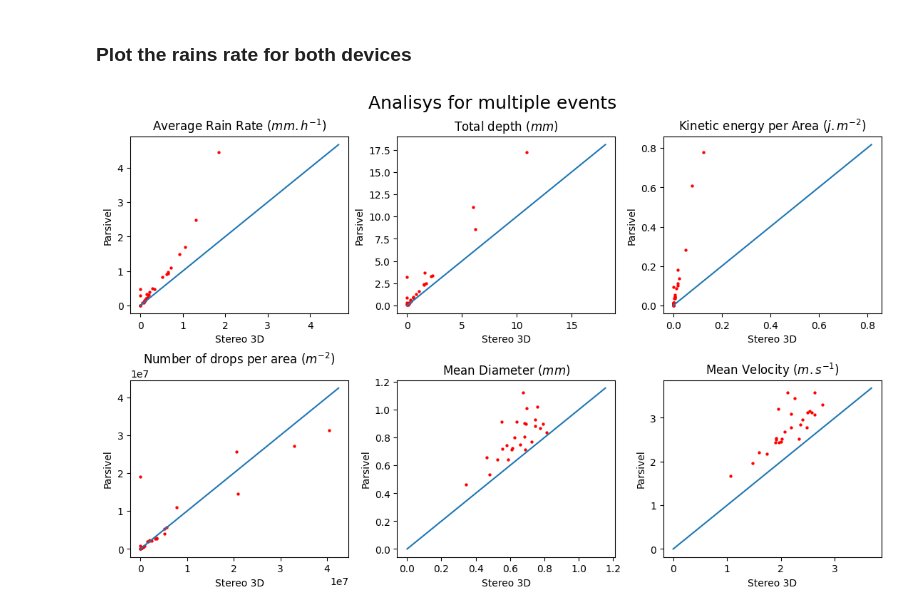
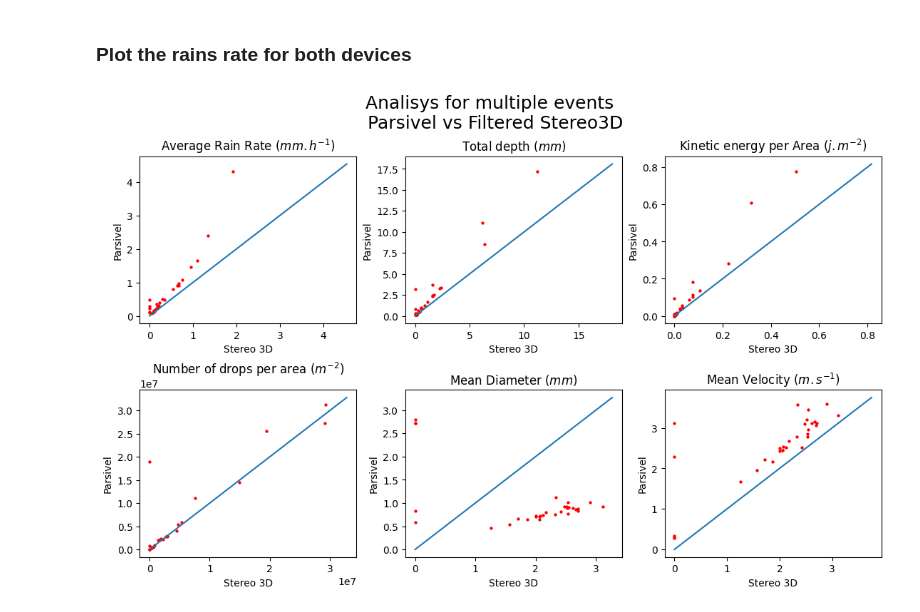
Before and after one commit to marcinmss/rain_analysis_toolbox, a Jupyter notebook: notebooks/comparison_multiple_events/comparison01b.ipynb, the cells around one changed output. Saved outputs shown, nothing was run; the diff lists cells and outputs as text; code cells hidden in the pictures.

```diff
--- a/notebooks/comparison_multiple_events/comparison01b.ipynb
+++ b/notebooks/comparison_multiple_events/comparison01b.ipynb
@@ -11,14 +11,14 @@ stereo_folder = Path("/home/marcio/stage_project/data/saved_events/stereo_events
 # %%
 # Read the main parsivel series
 parsivel_events = [pars_read(file_path) for file_path in pars_folder.iterdir()]
-stereo_events = [std_read(file_path).convert_to_parsivel() for file_path in stereo_folder.iterdir()]
+stereo_events = [std_read(file_path).convert_to_parsivel().filter_by_parsivel_resolution() for file_path in stereo_folder.iterdir()]
 len(parsivel_events), len(stereo_events)
 # %% [output]
 (31, 31)
 # %% [markdown]
 Filter for outliers
 # %%
-outliers = [i for i, (pars_event, stereo_event) in enumerate(zip(parsivel_events, stereo_events)) if pars_event.total_depth > 10000 or stereo_event.total_rain_depth > 10000]
+outliers = [i for i, (pars_event, stereo_event) in enumerate(zip(parsivel_events, stereo_events)) if pars_event.total_depth_for_event > 10000 or stereo_event.total_depth_for_event > 10000]
 for i, idx in enumerate(outliers):
     parsivel_events.pop(idx - i)
     stereo_events.pop(idx - i)
@@ -40,7 +40,7 @@ nrows = 2
 figure = plt.figure()
 figure.set_size_inches((ncols*3 + 2, nrows*3 + 1))
 figure.set_constrained_layout(True)
-figure.suptitle("Analisys for multiple events", fontsize=18)
+figure.suptitle("Analisys for multiple events \n Parsivel vs Filtered Stereo3D", fontsize=18)
 plot_idx = 1
 
 # Plot the rain rate
@@ -49,7 +49,7 @@ ax.set_title("Average Rain Rate $(mm.h^{-1})$")
 ax.set_ylabel("Parsivel")
 ax.set_xlabel("Stereo 3D")
 pars_values =[np.mean(event.rain_rate) for event in parsivel_events]
-stereo_values =[np.mean(event.rain_rate()) for event in stereo_events]
+stereo_values =[np.mean(event.rain_rate) for event in stereo_events]
 ax.scatter(stereo_values,pars_values, **dotstyle)
 plot_identety(ax)
 plot_idx += 1
@@ -59,8 +59,8 @@ ax = figure.add_subplot(nrows,ncols, plot_idx)
 ax.set_title("Total depth $(mm)$")
 ax.set_ylabel("Parsivel")
 ax.set_xlabel("Stereo 3D")
-pars_values =[event.total_depth for event in parsivel_events]
-stereo_values =[event.total_rain_depth for event in stereo_events]
+pars_values =[event.total_depth_for_event for event in parsivel_events]
+stereo_values =[event.total_depth_for_event for event in stereo_events]
 ax.scatter(stereo_values,pars_values, **dotstyle)
 plot_identety(ax)
 plot_idx += 1
@@ -70,43 +70,43 @@ ax = figure.add_subplot(nrows,ncols, plot_idx)
 ax.set_title("Kinetic energy per Area $(j.m^{-2})$")
 ax.set_ylabel("Parsivel")
 ax.set_xlabel("Stereo 3D")
-pars_values =[event.kinetic_energy_flow for event in parsivel_events]
-stereo_values =[event.kinetic_energy_flow for event in stereo_events]
+pars_values =[event.kinetic_energy_flow_for_event for event in parsivel_events]
+stereo_values =[event.kinetic_energy_flow_for_event for event in stereo_events]
 ax.scatter(stereo_values,pars_values, **dotstyle)
 plot_identety(ax)
 plot_idx += 1
 
 # Plot the mean diameter
 ax = figure.add_subplot(nrows,ncols, plot_idx)
 ax.set_title("Number of drops per area $(m^{-2})$")
 ax.set_ylabel("Parsivel")
 ax.set_xlabel("Stereo 3D")
-pars_values =[event.npa_event for event in parsivel_events]
-stereo_values =[event.npa_event for event in stereo_events]
+pars_values =[event.npa_for_event for event in parsivel_events]
+stereo_values =[event.npa_for_event for event in stereo_events]
 ax.scatter(stereo_values,pars_values, **dotstyle)
 plot_identety(ax)
 plot_idx += 1
 
 # Plot the mean diameter
 ax = figure.add_subplot(nrows,ncols, plot_idx)
 ax.set_title("Mean Diameter $(mm)$")
 ax.set_ylabel("Parsivel")
 ax.set_xlabel("Stereo 3D")
-pars_values =[event.mean_diameter for event in parsivel_events]
-stereo_values =[event.mean_diameter for event in stereo_events]
+pars_values =[event.mean_diameter_for_event for event in parsivel_events]
+stereo_values =[event.mean_velocity_for_event for event in stereo_events]
 ax.scatter(stereo_values,pars_values, **dotstyle)
 plot_identety(ax)
 plot_idx += 1
 
 # Plot the mean velocity
 ax = figure.add_subplot(nrows,ncols, plot_idx)
 ax.set_title("Mean Velocity $(m.s^{-1})$")
 ax.set_ylabel("Parsivel")
 ax.set_xlabel("Stereo 3D")
-pars_values =[event.mean_velocity for event in parsivel_events]
-stereo_values =[event.mean_velocity for event in stereo_events]
+pars_values =[event.mean_velocity_for_event for event in parsivel_events]
+stereo_values =[event.mean_velocity_for_event for event in stereo_events]
 ax.scatter(stereo_values,pars_values, **dotstyle)
 plot_identety(ax)
 plot_idx += 1
 # %% [output]
-[figure, old version]
+[figure, new version]
```
Also changed, not shown: 5 other files.
